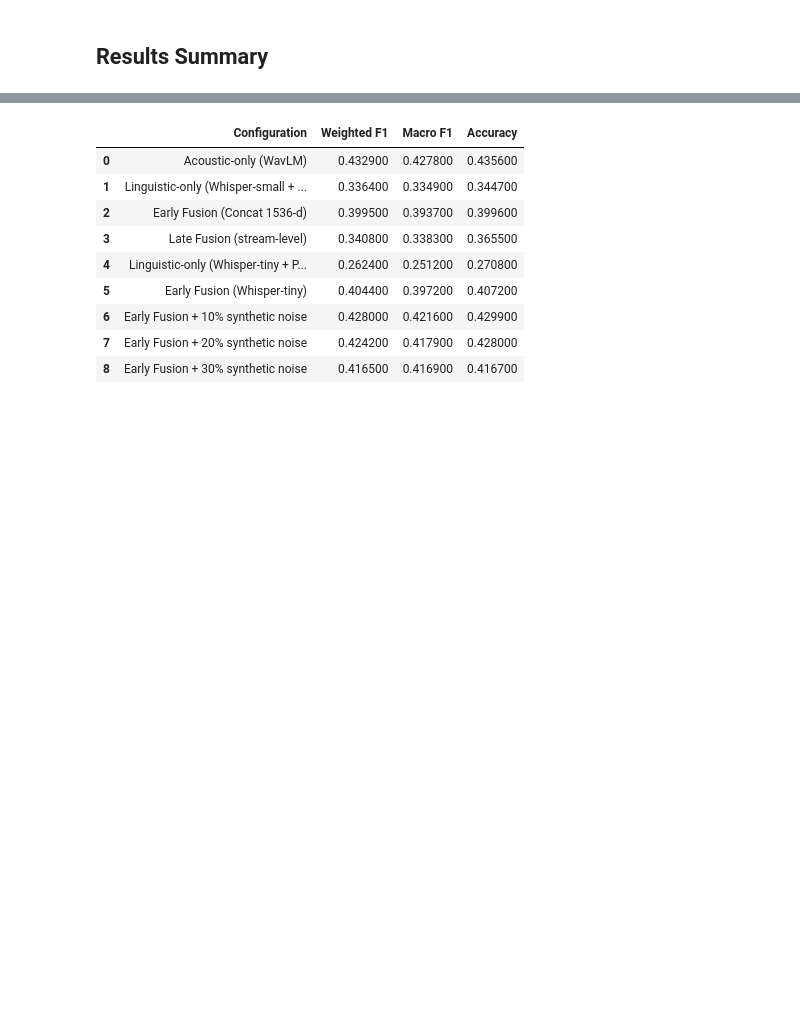
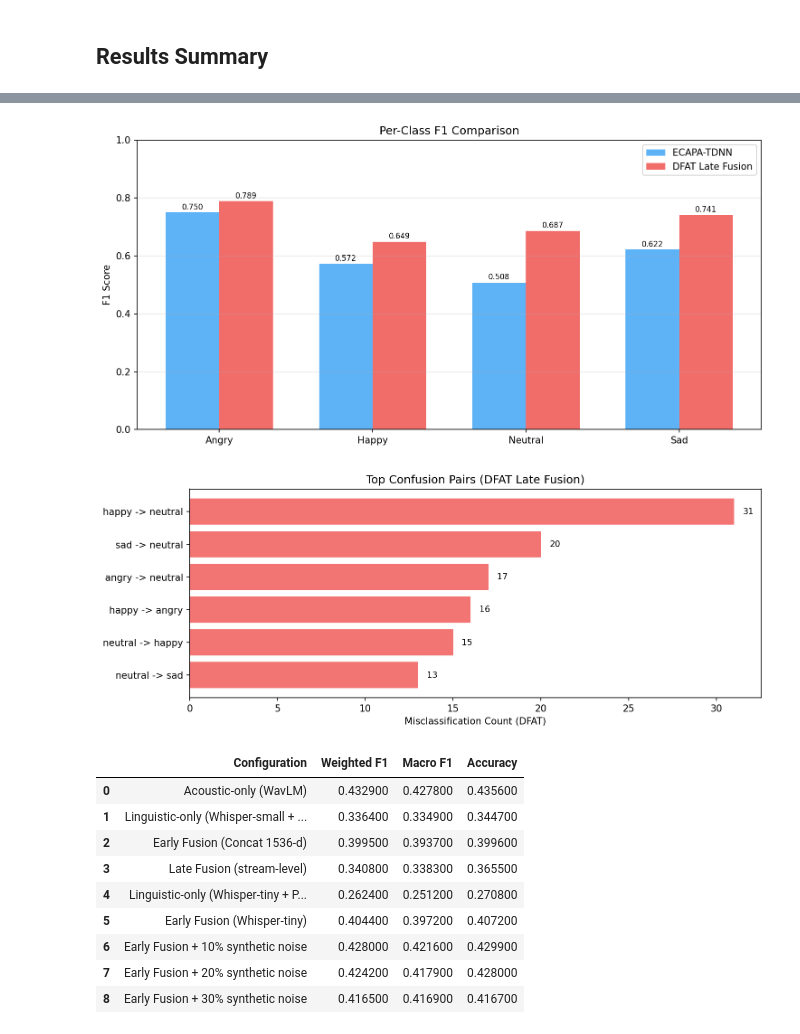
Before and after one commit to KienTheStudent/VN-Speech-Emotions-Recognition, a Jupyter notebook: internal/SER.ipynb, the cells around one changed output, grey strips where cells are left out. Saved outputs shown, nothing was run; the diff lists cells and outputs as text; code cells hidden in the pictures; blank space fills up the shorter version.

```diff
--- a/internal/SER.ipynb
+++ b/internal/SER.ipynb
@@ -195,2 +257,58 @@ else:
+# %%
+# ==================== 3.5 PER-CLASS F1 & TOP CONFUSION PAIRS ====================
+if BENCHMARK_RESULTS_PATH.exists():
+    # Per-class F1
+    fig, ax = plt.subplots(figsize=(10, 5))
+    x = np.arange(len(emotion_labels))
+    width = 0.35
+
+    ecapa_res = next((r for r in benchmark_data['ranked_results'] if 'ECAPA' in r['method']), None)
+    dfat_res = next((r for r in benchmark_data['ranked_results'] if 'DFAT' in r['method']), None)
+
+    if ecapa_res and dfat_res:
+        ecapa_f1 = [ecapa_res['representative_run']['classification_report'][e]['f1-score'] for e in emotion_labels]
+        dfat_f1 = [dfat_res['representative_run']['classification_report'][e]['f1-score'] for e in emotion_labels]
+        ax.bar(x - width/2, ecapa_f1, width, label='ECAPA-TDNN', color='#42A5F5', alpha=0.85)
+        ax.bar(x + width/2, dfat_f1, width, label='DFAT Late Fusion', color='#EF5350', alpha=0.85)
+        for i in range(len(emotion_labels)):
+            ax.text(x[i] - width/2, ecapa_f1[i] + 0.01, f'{ecapa_f1[i]:.3f}', ha='center', fontsize=8)
+            ax.text(x[i] + width/2, dfat_f1[i] + 0.01, f'{dfat_f1[i]:.3f}', ha='center', fontsize=8)
+    ax.set_xticks(x)
+    ax.set_xticklabels([e.capitalize() for e in emotion_labels])
+    ax.set_ylabel("F1 Score")
+    ax.set_ylim(0, 1)
+    ax.set_title("Per-Class F1 Comparison")
+    ax.legend()
+    ax.grid(axis='y', alpha=0.3)
+    plt.tight_layout()
+    plt.savefig(IMG_DIR / "per_class_f1.png", bbox_inches='tight')
+    plt.show()
+
+    # Top confusion pairs
+    if dfat_res:
+        cm = np.array(dfat_res['representative_run']['confusion_matrix'])
+        pairs = []
+        for i in range(len(emotion_labels)):
+            for j in range(len(emotion_labels)):
+                if i != j:
+                    pairs.append((emotion_labels[i], emotion_labels[j], cm[i][j]))
+        pairs.sort(key=lambda x: x[2], reverse=True)
+
+        top = pairs[:6]
+        labels_pair = [f"{a} -> {b}" for a, b, _ in top]
+        counts = [c for _, _, c in top]
+
+        fig, ax = plt.subplots(figsize=(10, 4))
+        ax.barh(labels_pair[::-1], counts[::-1], color='#EF5350', alpha=0.8)
+        ax.set_xlabel("Misclassification Count (DFAT)")
+        ax.set_title("Top Confusion Pairs (DFAT Late Fusion)")
+        for i, v in enumerate(counts[::-1]):
+            ax.text(v + 0.5, i, str(v), va='center', fontsize=9)
+        plt.tight_layout()
+        plt.savefig(IMG_DIR / "top_confusion_pairs.png", bbox_inches='tight')
+        plt.show()
+# %% [output]
+[figure, added]
+[figure, added]
 # %%
 # ==================== 4. ABLATION STUDY RESULTS ====================
```
Also changed, not shown: parts of 10 cells of this notebook.
